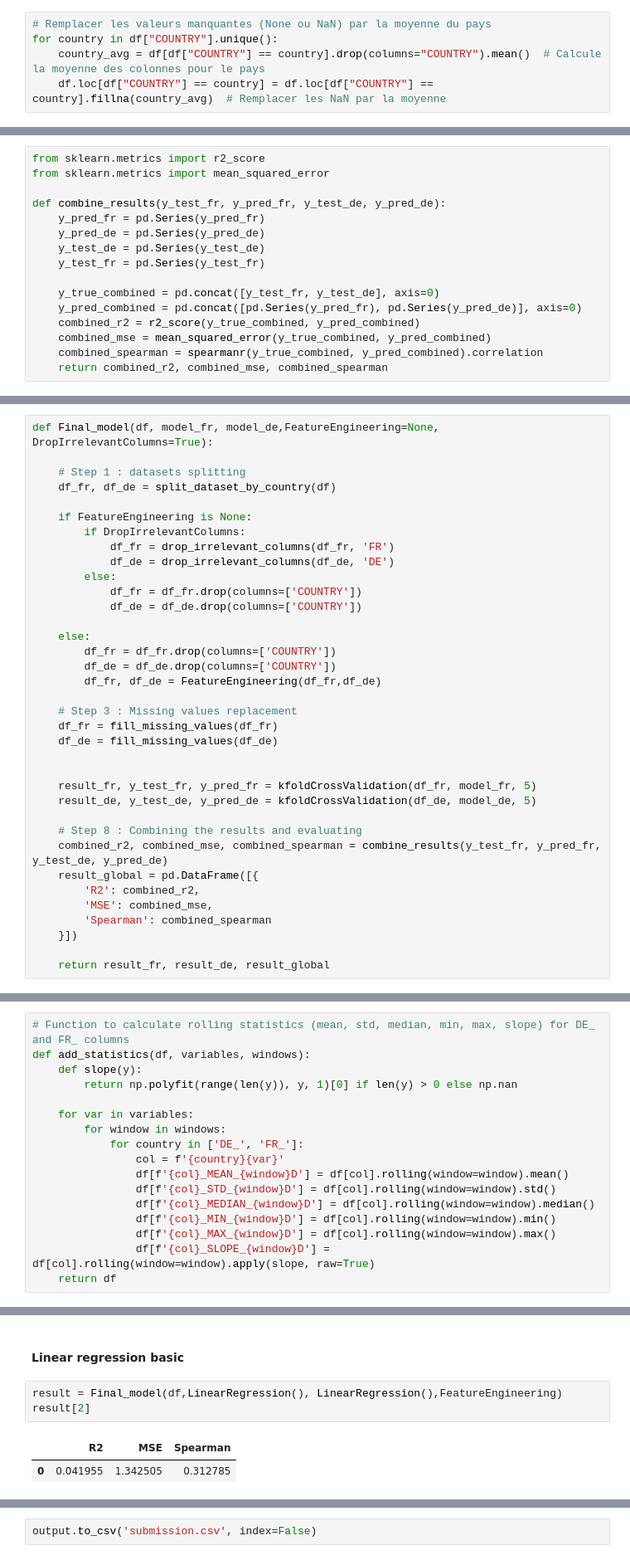
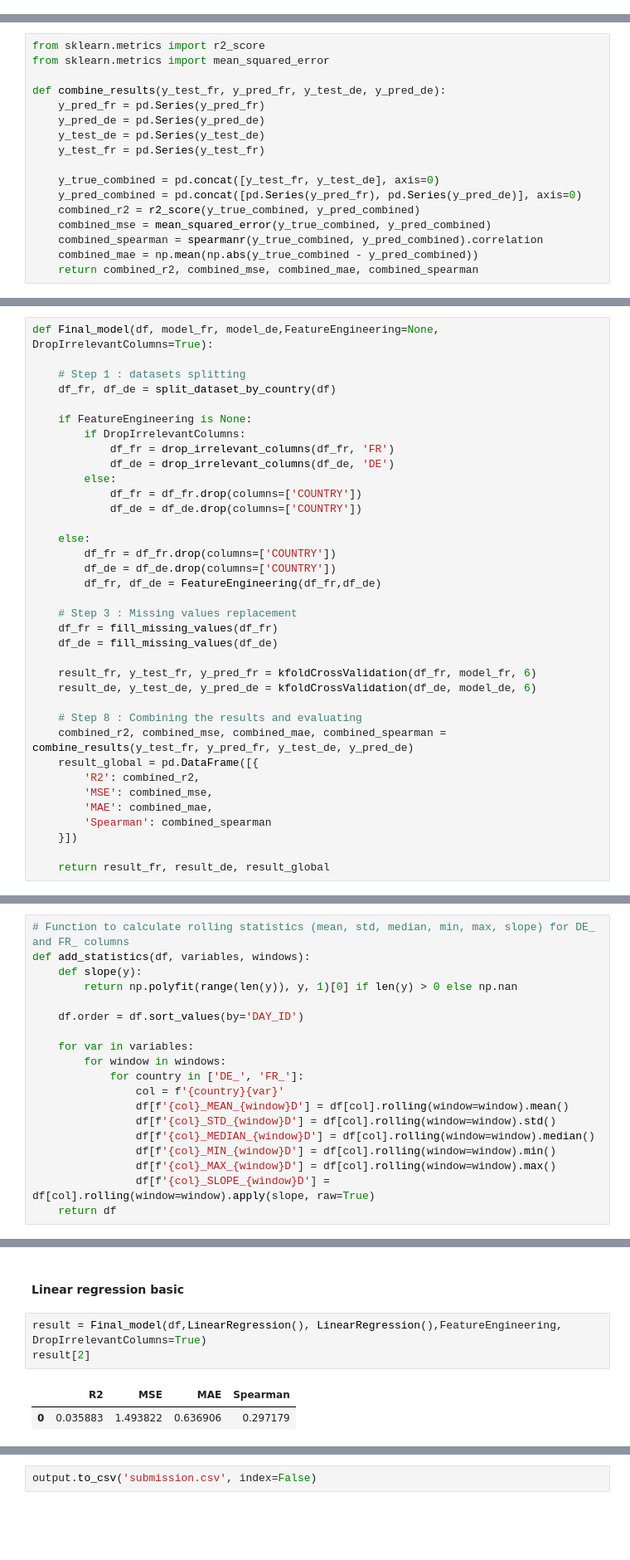
Before and after one commit to alixlm/Machine-Learning-Project, a Jupyter notebook: ML - Notebook Nathan.ipynb, the cells around one changed output, grey strips where cells are left out. Shown at 83% size. Drawn from its saved outputs; the diff is of its cells as text; blank space fills up the shorter version.

```diff
--- a/ML - Notebook Nathan.ipynb
+++ b/ML - Notebook Nathan.ipynb
@@ -300,5 +298,0 @@ df.fillna(df.drop(columns="COUNTRY").mean(), inplace=True)
-# %%
-# Remplacer les valeurs manquantes (None ou NaN) par la moyenne du pays
-for country in df["COUNTRY"].unique():
-    country_avg = df[df["COUNTRY"] == country].drop(columns="COUNTRY").mean()  # Calcule la moyenne des colonnes pour le pays
-    df.loc[df["COUNTRY"] == country] = df.loc[df["COUNTRY"] == country].fillna(country_avg)  # Remplacer les NaN par la moyenne
@@ -455,5 +445,6 @@ def combine_results(y_test_fr, y_pred_fr, y_test_de, y_pred_de):
     combined_r2 = r2_score(y_true_combined, y_pred_combined)
     combined_mse = mean_squared_error(y_true_combined, y_pred_combined)
     combined_spearman = spearmanr(y_true_combined, y_pred_combined).correlation
-    return combined_r2, combined_mse, combined_spearman
+    combined_mae = np.mean(np.abs(y_true_combined - y_pred_combined))
+    return combined_r2, combined_mse, combined_mae, combined_spearman
 # %% [markdown]
@@ -483,15 +476,15 @@ def Final_model(df, model_fr, model_de,FeatureEngineering=None, DropIrrelevantCo
     df_fr = fill_missing_values(df_fr)
     df_de = fill_missing_values(df_de)
 
-
-    result_fr, y_test_fr, y_pred_fr = kfoldCrossValidation(df_fr, model_fr, 5)
-    result_de, y_test_de, y_pred_de = kfoldCrossValidation(df_de, model_de, 5)
+    result_fr, y_test_fr, y_pred_fr = kfoldCrossValidation(df_fr, model_fr, 6)
+    result_de, y_test_de, y_pred_de = kfoldCrossValidation(df_de, model_de, 6)
 
     # Step 8 : Combining the results and evaluating
-    combined_r2, combined_mse, combined_spearman = combine_results(y_test_fr, y_pred_fr, y_test_de, y_pred_de)
+    combined_r2, combined_mse, combined_mae, combined_spearman = combine_results(y_test_fr, y_pred_fr, y_test_de, y_pred_de)
     result_global = pd.DataFrame([{
         'R2': combined_r2,
         'MSE': combined_mse,
+        'MAE': combined_mae,
         'Spearman': combined_spearman
     }])
 
@@ -613,6 +621,8 @@ The slope, calculated using linear regression on rolling windows, captures the r
 def add_statistics(df, variables, windows):
     def slope(y):
         return np.polyfit(range(len(y)), y, 1)[0] if len(y) > 0 else np.nan
+
+    df.order = df.sort_values(by='DAY_ID')
 
     for var in variables:
         for window in windows:
@@ -751,8 +760,8 @@ def FeatureEngineering(df_fr, df_de, df_fr_test=None, df_de_test=None):
 # %% [markdown]
 #### Linear regression basic
 # %%
-result = Final_model(df,LinearRegression(), LinearRegression(),FeatureEngineering)
+result = Final_model(df,LinearRegression(), LinearRegression(),FeatureEngineering, DropIrrelevantColumns=True)
 result[2]
 # %% [output]
-|  | R2 | MSE | Spearman |
-| 0 | 0.041955 | 1.342505 | 0.312785 |
+|  | R2 | MSE | MAE | Spearman |
+| 0 | 0.035883 | 1.493822 | 0.636906 | 0.297179 |
```
Also changed, not shown: parts of 49 cells of this notebook, 1 other file.
